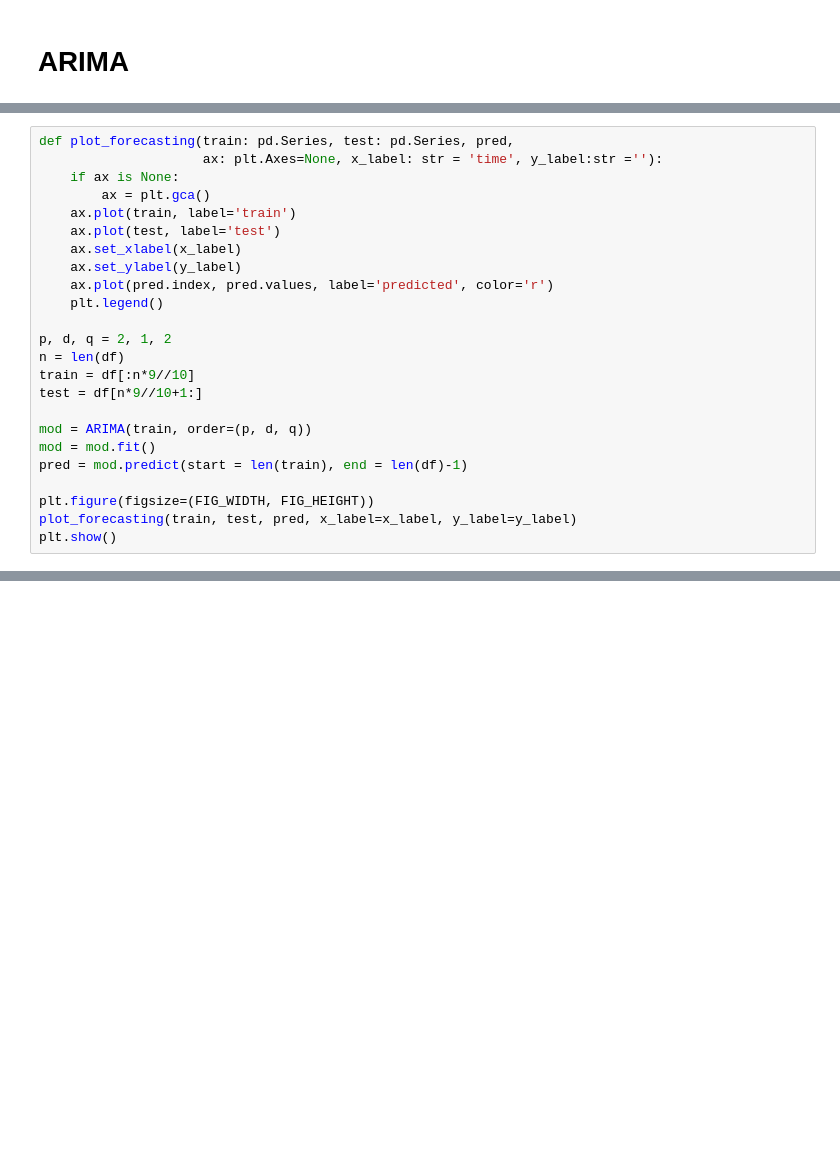
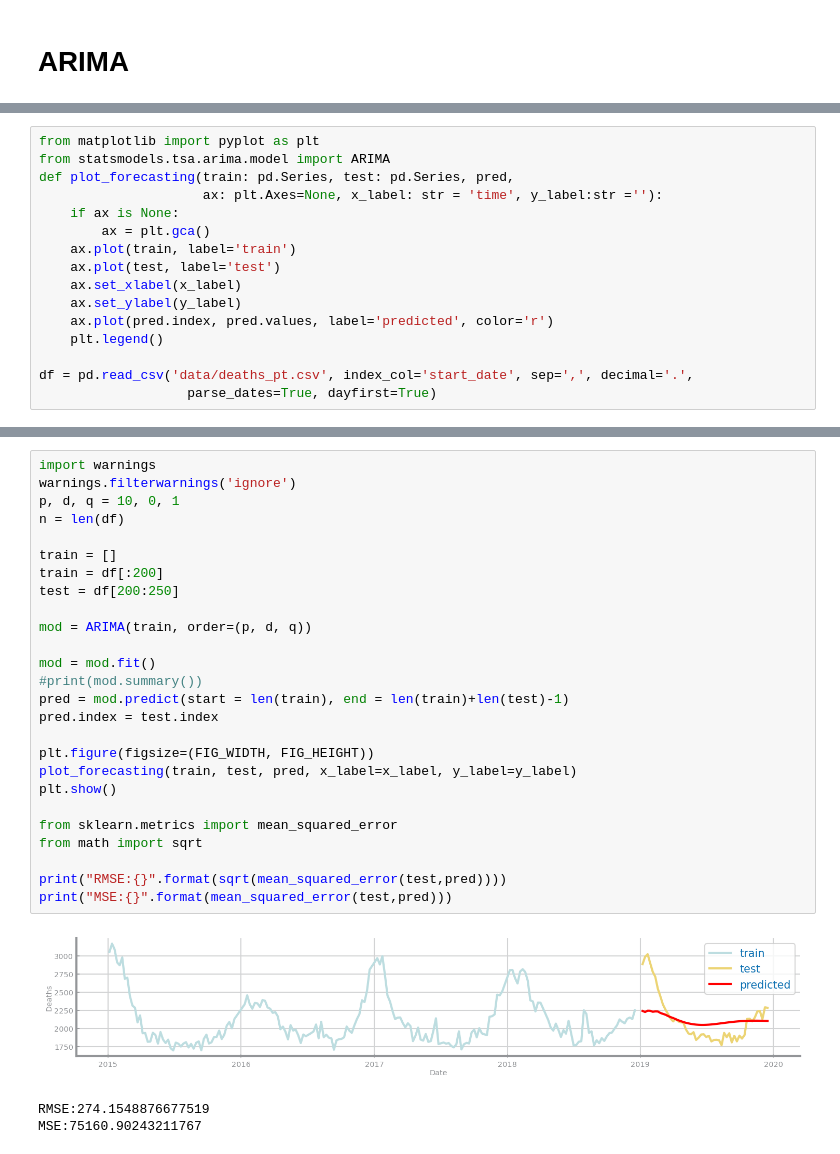
Before and after one commit to joaofbravo/CD_G20, a Jupyter notebook: last_lab/Forecasting - Only asked for deaths.ipynb, the cells around one changed output, grey strips where cells are left out. Drawn from its saved outputs; the diff is of its cells as text; blank space fills up the shorter version.

Commit message:
forecasting - need to contact the prof

```diff
--- a/last_lab/Forecasting - Only asked for deaths.ipynb
+++ b/last_lab/Forecasting - Only asked for deaths.ipynb
@@ -79,4 +40,6 @@ plt.show()
 # %%
+from matplotlib import pyplot as plt
+from statsmodels.tsa.arima.model import ARIMA
 def plot_forecasting(train: pd.Series, test: pd.Series, pred,
                      ax: plt.Axes=None, x_label: str = 'time', y_label:str =''):
     if ax is None:
@@ -88,15 +51,5 @@ def plot_forecasting(train: pd.Series, test: pd.Series, pred,
     ax.plot(pred.index, pred.values, label='predicted', color='r')
     plt.legend()
 
-p, d, q = 2, 1, 2
-n = len(df)
-train = df[:n*9//10]
-test = df[n*9//10+1:]
-
-mod = ARIMA(train, order=(p, d, q))
-mod = mod.fit()
-pred = mod.predict(start = len(train), end = len(df)-1)
-
-plt.figure(figsize=(FIG_WIDTH, FIG_HEIGHT))
-plot_forecasting(train, test, pred, x_label=x_label, y_label=y_label)
-plt.show()
+df = pd.read_csv('data/deaths_pt.csv', index_col='start_date', sep=',', decimal='.',
+                   parse_dates=True, dayfirst=True)
@@ -104,0 +56,30 @@ ValueError: Date ordinal -36613.9 converts to -100-10-03T02:24:00.000000 (using
+# %%
+import warnings
+warnings.filterwarnings('ignore')
+p, d, q = 10, 0, 1
+n = len(df)
+
+train = []
+train = df[:200]
+test = df[200:250]
+
+mod = ARIMA(train, order=(p, d, q))
+
+mod = mod.fit()
+#print(mod.summary())
+pred = mod.predict(start = len(train), end = len(train)+len(test)-1)
+pred.index = test.index
+
+plt.figure(figsize=(FIG_WIDTH, FIG_HEIGHT))
+plot_forecasting(train, test, pred, x_label=x_label, y_label=y_label)
+plt.show()
+
+from sklearn.metrics import mean_squared_error
+from math import sqrt
+
+print("RMSE:{}".format(sqrt(mean_squared_error(test,pred))))
+print("MSE:{}".format(mean_squared_error(test,pred)))
+# %% [output]
+[figure, added]
+RMSE:274.1548876677519
+MSE:75160.90243211767
```
Also changed, not shown: parts of 11 cells of this notebook, 1 other file.
